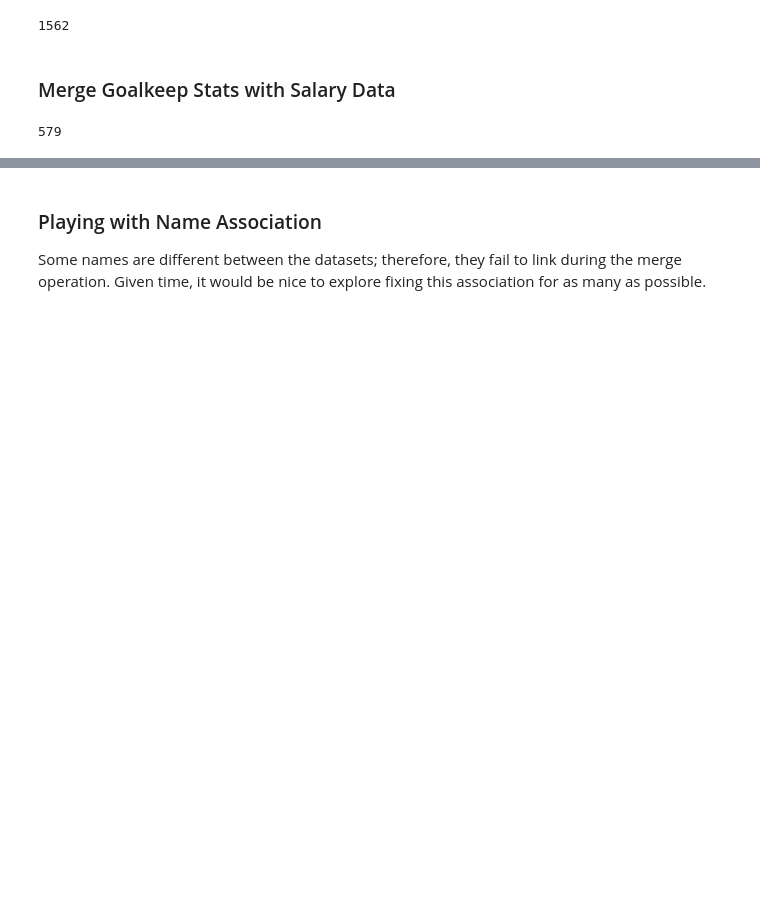
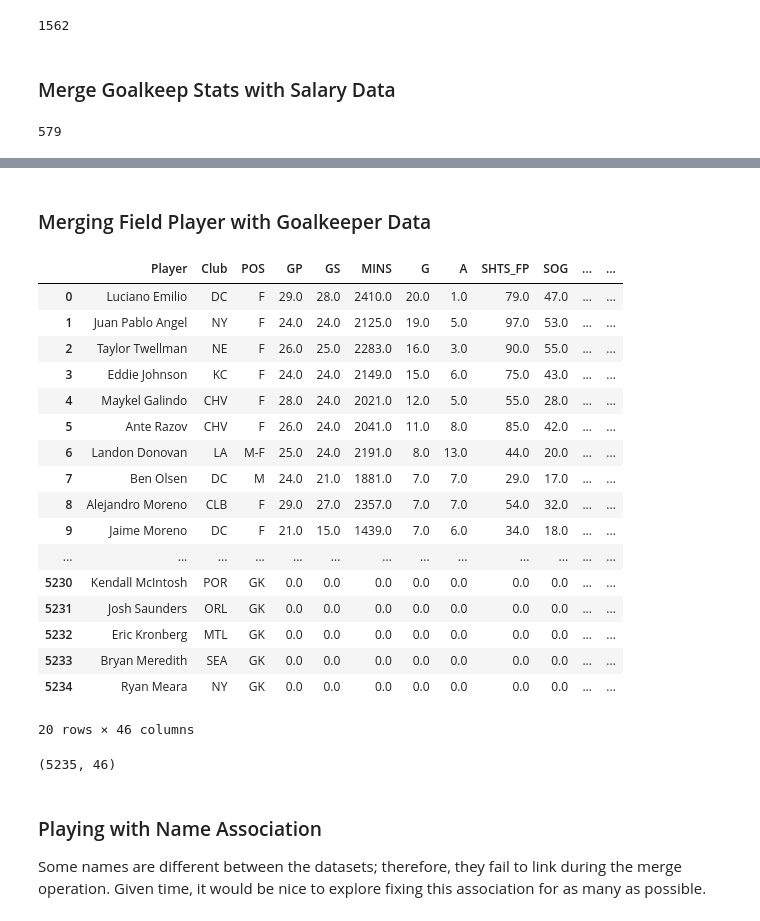
Before and after one commit to cneiderer/Class_Projects, a Jupyter notebook: Project_2/LinkingStats.ipynb, the cells around one changed output, grey strips where cells are left out. Cells and saved outputs as stored; diff of their text form; code cells hidden in the pictures; blank space fills up the shorter version.

```diff
--- a/Project_2/LinkingStats.ipynb
+++ b/Project_2/LinkingStats.ipynb
@@ -368,3 +390,32 @@ len(bad_gk)
 # %%
 bad_gk.to_csv('bad_gk.csv')
 bad_gk.to_pickle('bad_gk.pkl')
+# %% [markdown]
+### Merging Field Player with Goalkeeper Data
+# %%
+cols = ['Year', 'Player', 'Club', 'Base Salary', 'Guaranteed Compensation', 'Date',
+        'POS', 'GP', 'GS', 'MINS', 'Last Name', 'First Name', 'Season']
+total = pd.merge(good_fp, good_gk, how='outer', on=cols, suffixes=['_FP', '_GK'])
+# %%
+total = total.replace(np.nan, 0)
+# %%
+pd.concat([total.head(10), total.tail(10)], axis=0)
+# %% [output]
+|  | Player | Club | POS | GP | GS | MINS | G | A | SHTS_FP | SOG | ... | ... |
+| 0 | Luciano Emilio | DC | F | 29.0 | 28.0 | 2410.0 | 20.0 | 1.0 | 79.0 | 47.0 | ... | ... |
+| 1 | Juan Pablo Angel | NY | F | 24.0 | 24.0 | 2125.0 | 19.0 | 5.0 | 97.0 | 53.0 | ... | ... |
+| 2 | Taylor Twellman | NE | F | 26.0 | 25.0 | 2283.0 | 16.0 | 3.0 | 90.0 | 55.0 | ... | ... |
+| 3 | Eddie Johnson | KC | F | 24.0 | 24.0 | 2149.0 | 15.0 | 6.0 | 75.0 | 43.0 | ... | ... |
+| 4 | Maykel Galindo | CHV | F | 28.0 | 24.0 | 2021.0 | 12.0 | 5.0 | 55.0 | 28.0 | ... | ... |
+| 5 | Ante Razov | CHV | F | 26.0 | 24.0 | 2041.0 | 11.0 | 8.0 | 85.0 | 42.0 | ... | ... |
+| 6 | Landon Donovan | LA | M-F | 25.0 | 24.0 | 2191.0 | 8.0 | 13.0 | 44.0 | 20.0 | ... | ... |
+| 7 | Ben Olsen | DC | M | 24.0 | 21.0 | 1881.0 | 7.0 | 7.0 | 29.0 | 17.0 | ... | ... |
+| 8 | Alejandro Moreno | CLB | F | 29.0 | 27.0 | 2357.0 | 7.0 | 7.0 | 54.0 | 32.0 | ... | ... |
+| 9 | Jaime Moreno | DC | F | 21.0 | 15.0 | 1439.0 | 7.0 | 6.0 | 34.0 | 18.0 | ... | ... |
+| ... | ... | ... | ... | ... | ... | ... | ... | ... | ... | ... | ... | ... |
+| 5230 | Kendall McIntosh | POR | GK | 0.0 | 0.0 | 0.0 | 0.0 | 0.0 | 0.0 | 0.0 | ... | ... |
+| 5231 | Josh Saunders | ORL | GK | 0.0 | 0.0 | 0.0 | 0.0 | 0.0 | 0.0 | 0.0 | ... | ... |
+| 5232 | Eric Kronberg | MTL | GK | 0.0 | 0.0 | 0.0 | 0.0 | 0.0 | 0.0 | 0.0 | ... | ... |
+| 5233 | Bryan Meredith | SEA | GK | 0.0 | 0.0 | 0.0 | 0.0 | 0.0 | 0.0 | 0.0 | ... | ... |
+| 5234 | Ryan Meara | NY | GK | 0.0 | 0.0 | 0.0 | 0.0 | 0.0 | 0.0 | 0.0 | ... | ... |
+20 rows × 46 columns
@@ -371,3 +425,7 @@ bad_gk.to_pickle('bad_gk.pkl')
+# %%
+total.shape
+# %% [output]
+(5235, 46)
 # %% [markdown]
 ### Playing with Name Association
 Some names are different between the datasets; therefore, they fail to link during the merge operation.  Given time, it would be nice to explore fixing this association for as many as possible.
```
Also changed, not shown: parts of 11 cells of this notebook, 2 other files.
